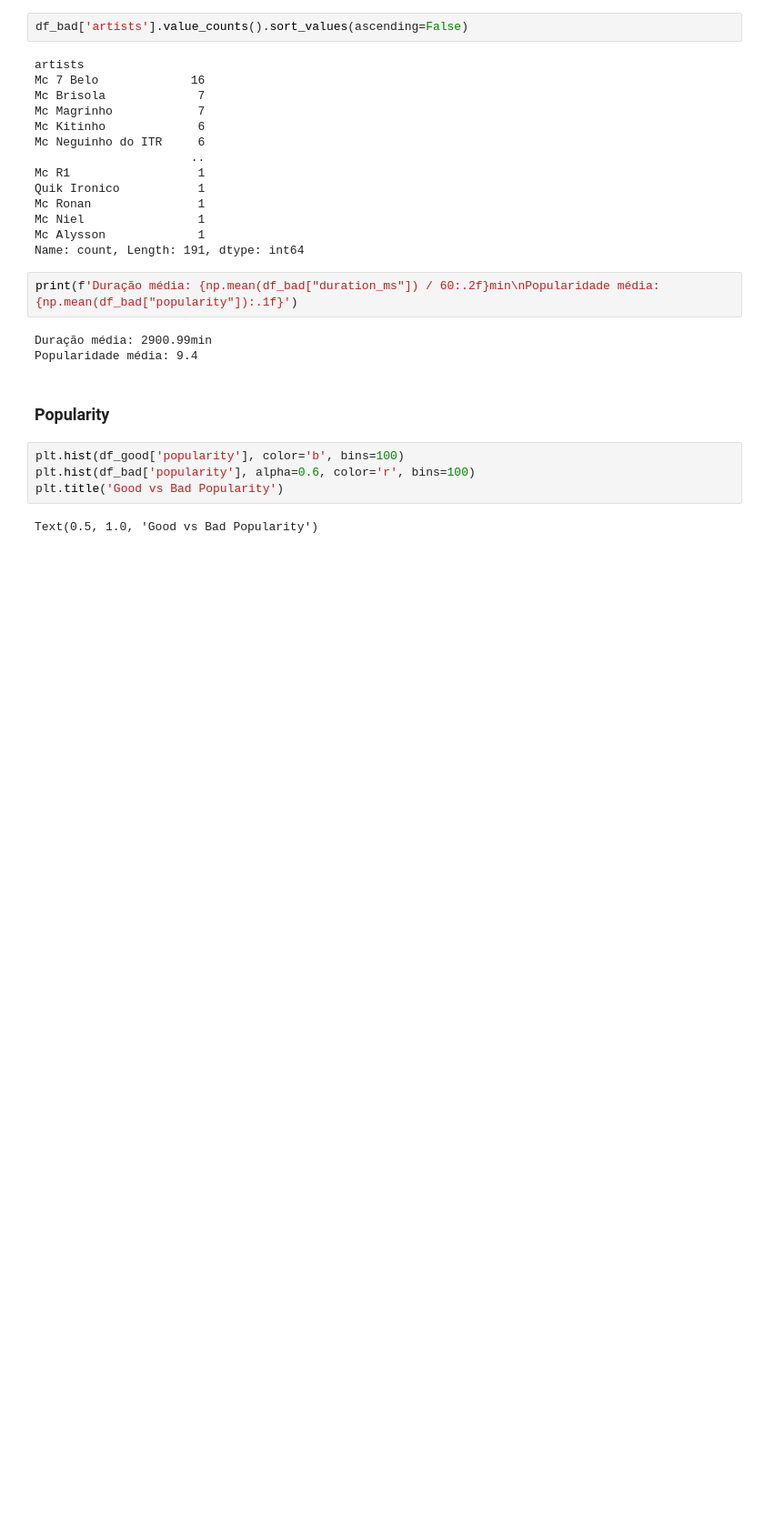
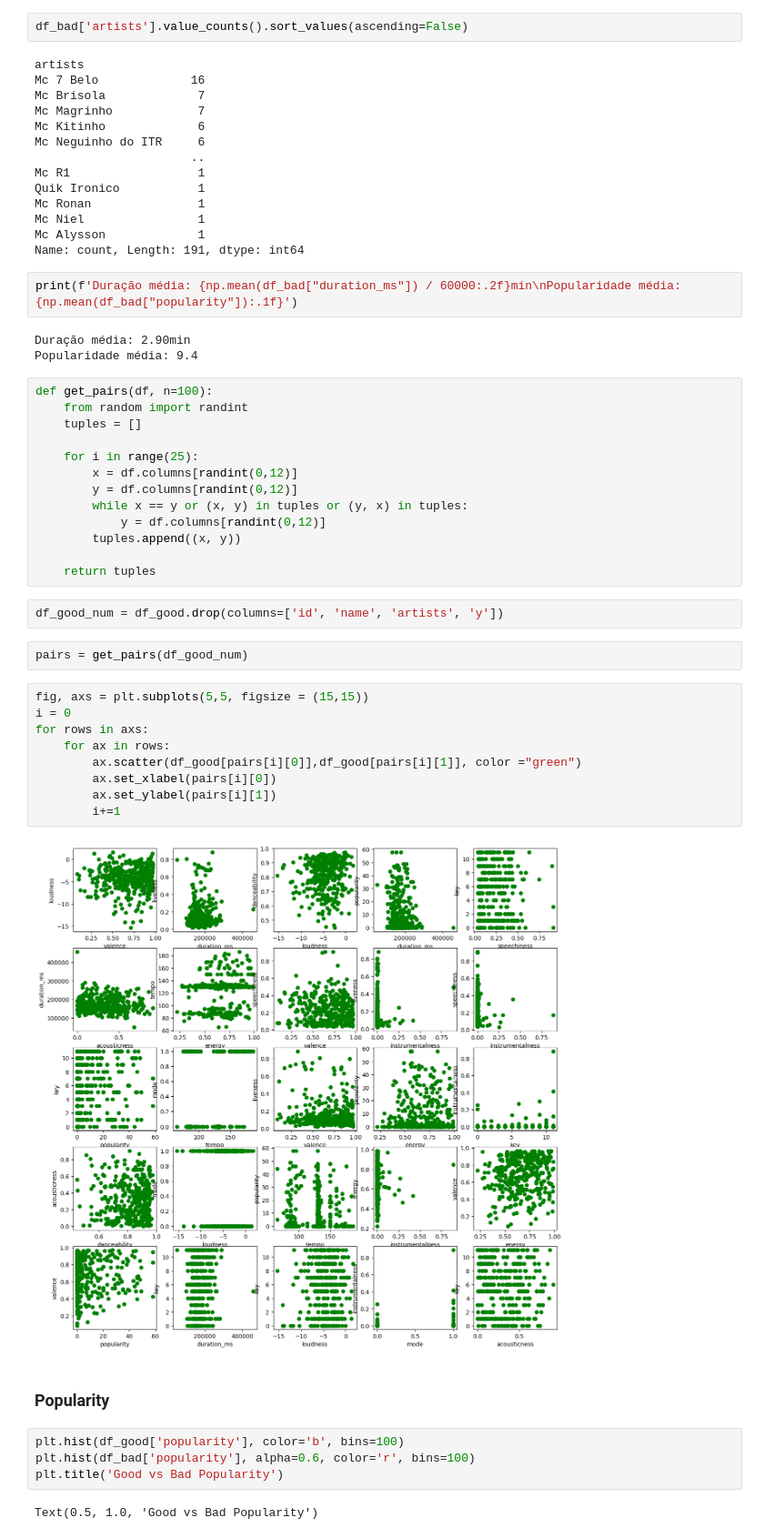
Before and after one commit to guidasneves/spotify_recsys, a Jupyter notebook: end_to_end_system.ipynb, the cells around one changed output. Shown at 91% size. Drawn from its saved outputs; the diff is of its cells as text; blank space fills up the shorter version.

```diff
--- a/end_to_end_system.ipynb
+++ b/end_to_end_system.ipynb
@@ -410,10 +479,38 @@ Mc Niel                1
 Mc Alysson             1
 Name: count, Length: 191, dtype: int64
 # %%
-print(f'Duração média: {np.mean(df_bad["duration_ms"]) / 60:.2f}min\nPopularidade média: {np.mean(df_bad["popularity"]):.1f}')
+print(f'Duração média: {np.mean(df_bad["duration_ms"]) / 60000:.2f}min\nPopularidade média: {np.mean(df_bad["popularity"]):.1f}')
 # %% [output]
-Duração média: 2900.99min
+Duração média: 2.90min
 Popularidade média: 9.4
+# %%
+def get_pairs(df, n=100):
+    from random import randint
+    tuples = []
+
+    for i in range(25):
+        x = df.columns[randint(0,12)]
+        y = df.columns[randint(0,12)]
+        while x == y or (x, y) in tuples or (y, x) in tuples:
+            y = df.columns[randint(0,12)]
+        tuples.append((x, y))
+
+    return tuples
+# %%
+df_good_num = df_good.drop(columns=['id', 'name', 'artists', 'y'])
+# %%
+pairs = get_pairs(df_good_num)
+# %%
+fig, axs = plt.subplots(5,5, figsize = (15,15))
+i = 0
+for rows in axs:
+    for ax in rows:
+        ax.scatter(df_good[pairs[i][0]],df_good[pairs[i][1]], color ="green")
+        ax.set_xlabel(pairs[i][0])
+        ax.set_ylabel(pairs[i][1])
+        i+=1
+# %% [output]
+[figure, added]
 # %% [markdown]
 ### Popularity
 # %%
```
Also changed, not shown: parts of 36 cells of this notebook, 1 other file.
